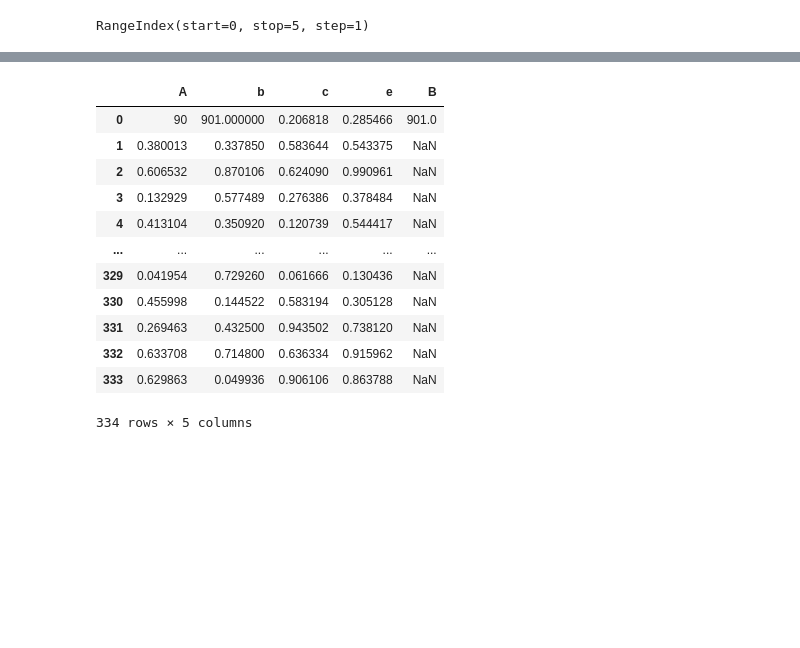
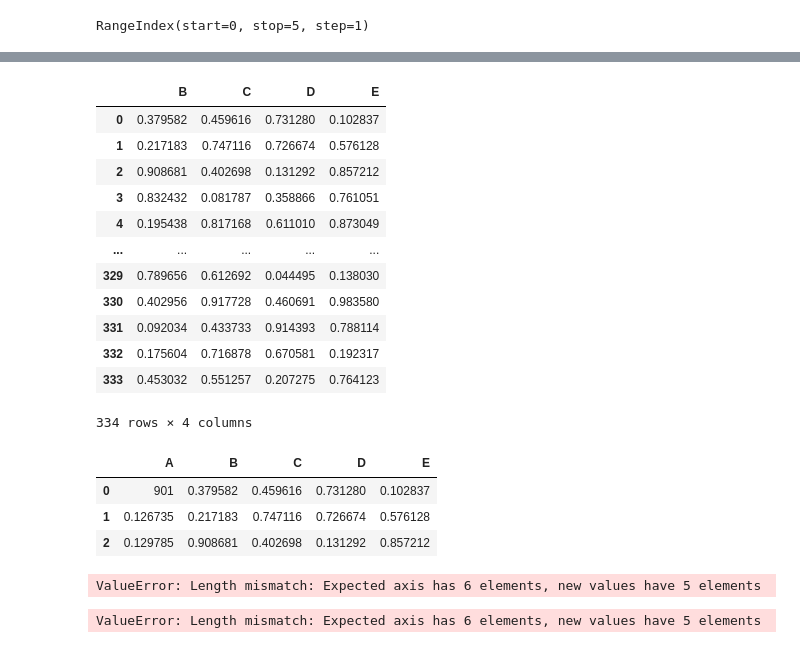
Before and after one commit to 9bishal/Learning-Pandas, a Jupyter notebook: Untitled.ipynb, the cells around one changed output, grey strips where cells are left out. Drawn from its saved outputs; the diff is of its cells as text; code cells hidden in the pictures; blank space fills up the shorter version.

```diff
--- a/Untitled.ipynb
+++ b/Untitled.ipynb
@@ -389,6 +389,6 @@ newdf.head()
 # %%
 #to set the columns name
-newdf.columns=list("Abcde")
+newdf.columns=list("ABCDE")
 # %%
 newdf
 # %% [output]
@@ -460,3 +460,4 @@ newdf
 334 rows × 5 columns
 # %%
-newdf.loc[0,'b']=901
+newdf.loc[0,'A']=901
+newdf
@@ -537,16 +519,33 @@ newdf3
 # %%
-newdf.drop('d', axis=1)#the axis=1 denotes column and 0 denotes row
+newdf.drop('D', axis=1)#the axis=1 denotes column and 0 denotes row
+newdf1=newdf.drop('A', axis=1)#the axis=1 denotes column and 0 denotes row
+newdf1
 # %% [output]
-|  | A | b | c | e | B |
-| 0 | 90 | 901.000000 | 0.206818 | 0.285466 | 901.0 |
-| 1 | 0.380013 | 0.337850 | 0.583644 | 0.543375 | NaN |
-| 2 | 0.606532 | 0.870106 | 0.624090 | 0.990961 | NaN |
-| 3 | 0.132929 | 0.577489 | 0.276386 | 0.378484 | NaN |
-| 4 | 0.413104 | 0.350920 | 0.120739 | 0.544417 | NaN |
-| ... | ... | ... | ... | ... | ... |
-| 329 | 0.041954 | 0.729260 | 0.061666 | 0.130436 | NaN |
-| 330 | 0.455998 | 0.144522 | 0.583194 | 0.305128 | NaN |
-| 331 | 0.269463 | 0.432500 | 0.943502 | 0.738120 | NaN |
-| 332 | 0.633708 | 0.714800 | 0.636334 | 0.915962 | NaN |
-| 333 | 0.629863 | 0.049936 | 0.906106 | 0.863788 | NaN |
+|  | B | C | D | E |
+| 0 | 0.379582 | 0.459616 | 0.731280 | 0.102837 |
+| 1 | 0.217183 | 0.747116 | 0.726674 | 0.576128 |
+| 2 | 0.908681 | 0.402698 | 0.131292 | 0.857212 |
+| 3 | 0.832432 | 0.081787 | 0.358866 | 0.761051 |
+| 4 | 0.195438 | 0.817168 | 0.611010 | 0.873049 |
+| ... | ... | ... | ... | ... |
+| 329 | 0.789656 | 0.612692 | 0.044495 | 0.138030 |
+| 330 | 0.402956 | 0.917728 | 0.460691 | 0.983580 |
+| 331 | 0.092034 | 0.433733 | 0.914393 | 0.788114 |
+| 332 | 0.175604 | 0.716878 | 0.670581 | 0.192317 |
+| 333 | 0.453032 | 0.551257 | 0.207275 | 0.764123 |
-334 rows × 5 columns
+334 rows × 4 columns
+# %%
+newdf.head(3)
+# %% [output]
+|  | A | B | C | D | E |
+| 0 | 901 | 0.379582 | 0.459616 | 0.731280 | 0.102837 |
+| 1 | 0.126735 | 0.217183 | 0.747116 | 0.726674 | 0.576128 |
+| 2 | 0.129785 | 0.908681 | 0.402698 | 0.131292 | 0.857212 |
+# %%
+newdf.columns=list("HABCD")
+# %% [output]
+ValueError: Length mismatch: Expected axis has 6 elements, new values have 5 elements
+# %%
+newdf.columns=list("jkilj")
+# %% [output]
+ValueError: Length mismatch: Expected axis has 6 elements, new values have 5 elements
```
Also changed, not shown: parts of 24 cells of this notebook, 1 other file.
